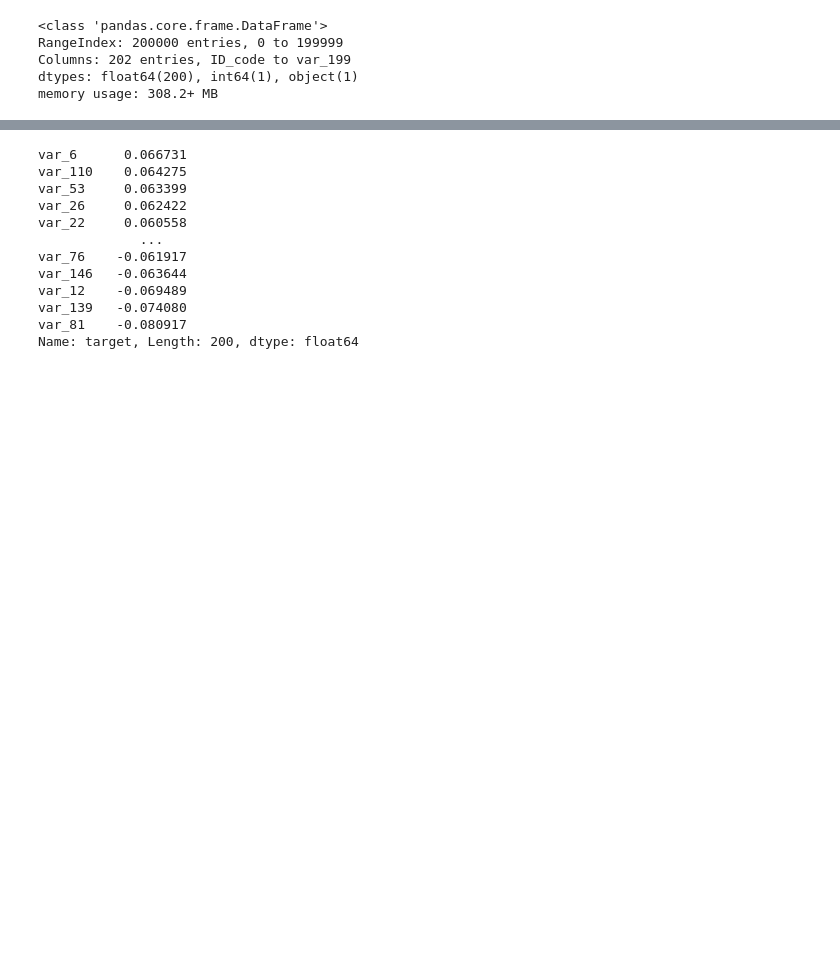
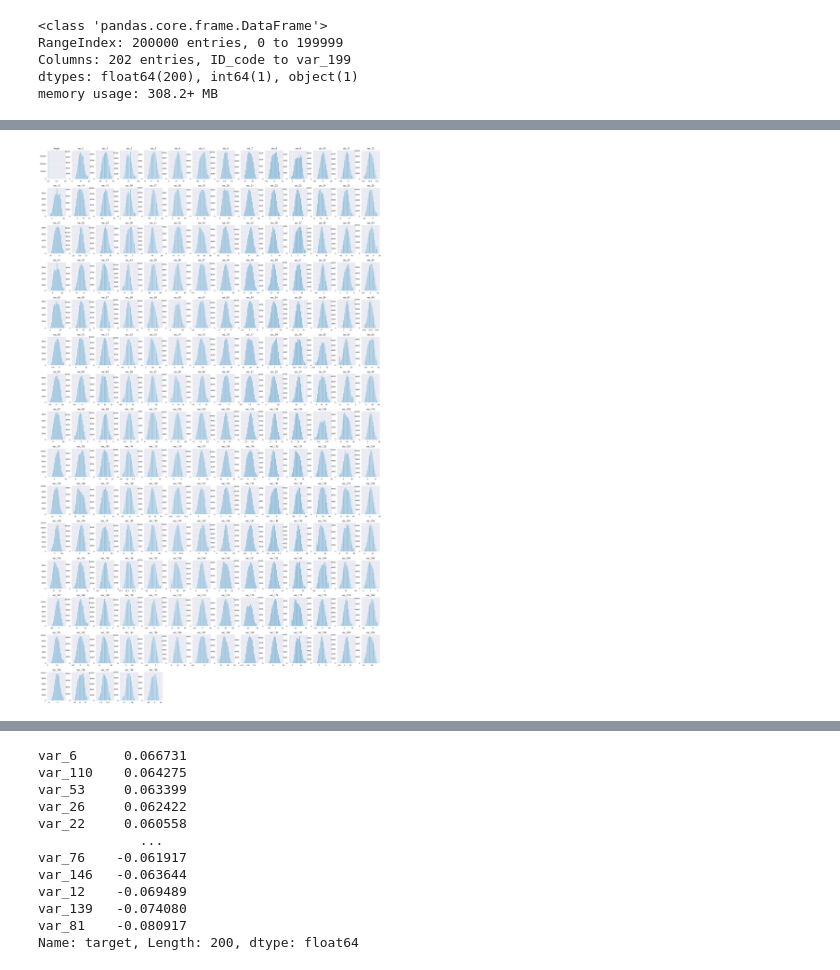
Before and after one commit to PatrickTongg/MLProject, a Jupyter notebook: Train/Data_insight.ipynb, the cells around one changed output, grey strips where cells are left out. Cells and saved outputs as stored; diff of their text form; code cells hidden in the pictures; blank space fills up the shorter version.

```diff
--- a/Train/Data_insight.ipynb
+++ b/Train/Data_insight.ipynb
@@ -91 +86,6 @@ plt.show()
+# %%
+raw_data.hist(bins=50, figsize=(30,50))
+plt.show()
+# %% [output]
+[figure, added]
 # %%
```
Also changed, not shown: parts of 8 cells of this notebook, 3 other files.
